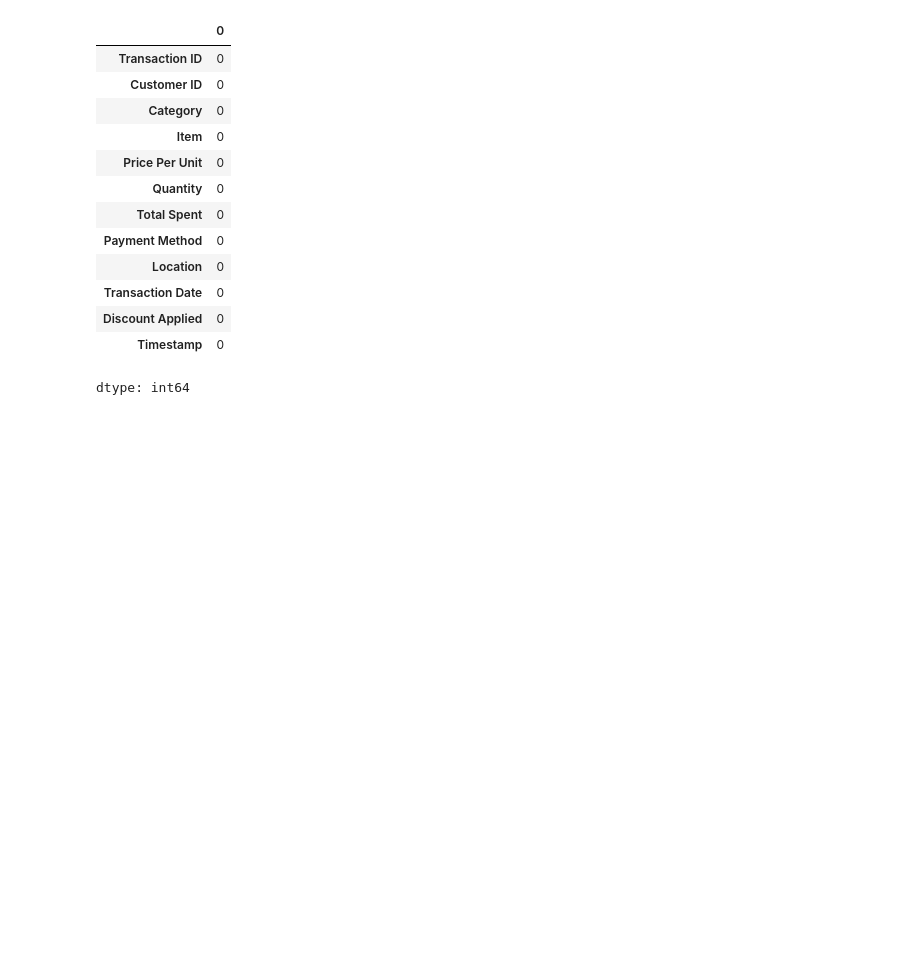
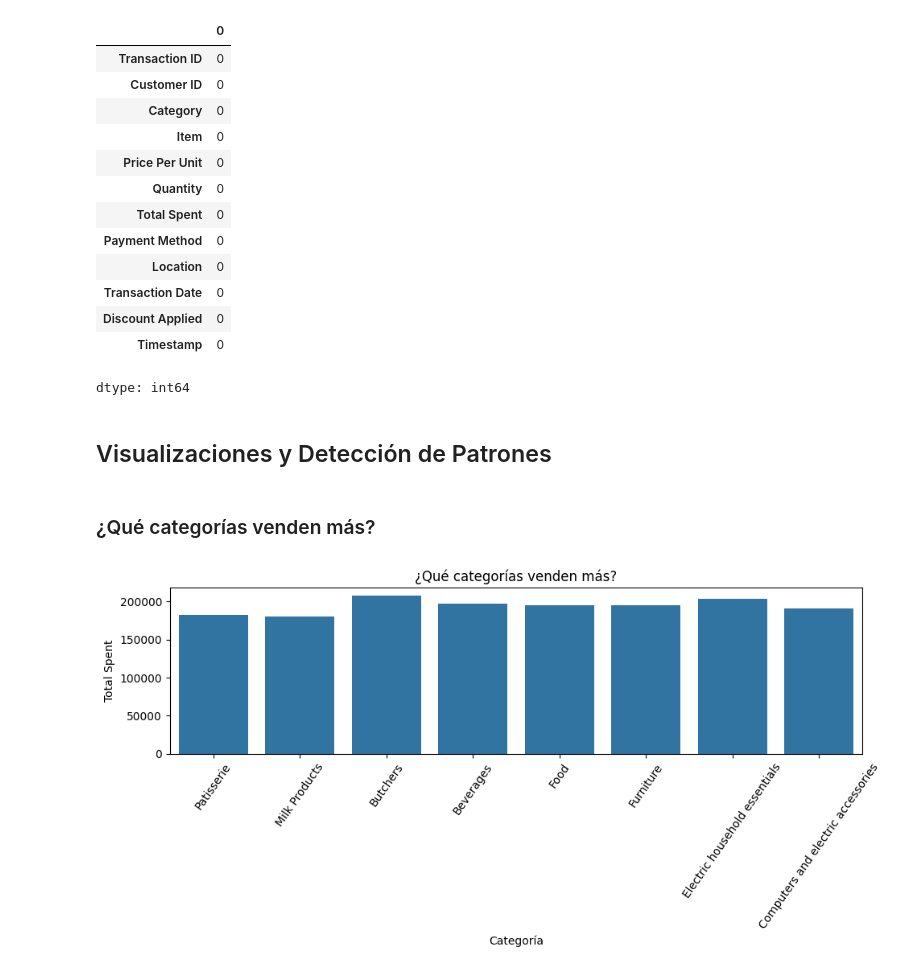
Before and after one commit to igcondor/SCY1101_Analisis_Semestral_2026, a Jupyter notebook: notebooks/01_analisis_exploratorio.ipynb, the cells around one changed output. Drawn from its saved outputs; the diff is of its cells as text; code cells hidden in the pictures; blank space fills up the shorter version.

Commit message:
## Visualizaciones y Detección de Patrones de joaquin añadido a 01_analisis exploratorio

```diff
--- a/notebooks/01_analisis_exploratorio.ipynb
+++ b/notebooks/01_analisis_exploratorio.ipynb
@@ -343,3 +343,24 @@ Filas con descuento nulo: 3988
 | Discount Applied | 0 |
 | Timestamp | 0 |
 dtype: int64
+# %% [markdown]
+## Visualizaciones y Detección de Patrones
+# %% [markdown]
+### ¿Qué categorías venden más?
+# %%
+plt.figure(figsize=(10, 5))
+sns.barplot(
+    data=df,
+    x='Category',
+    y='Total Spent',
+    estimator=sum,
+    errorbar=None
+)
+plt.title('¿Qué categorías venden más?', fontsize=12)
+plt.xlabel('Categoría', fontsize=10)
+plt.ylabel('Total Spent', fontsize=10)
+plt.xticks(rotation=55)
+plt.tight_layout()
+plt.show()
+# %% [output]
+[figure, added]
```
Also changed, not shown: parts of 22 cells of this notebook.
